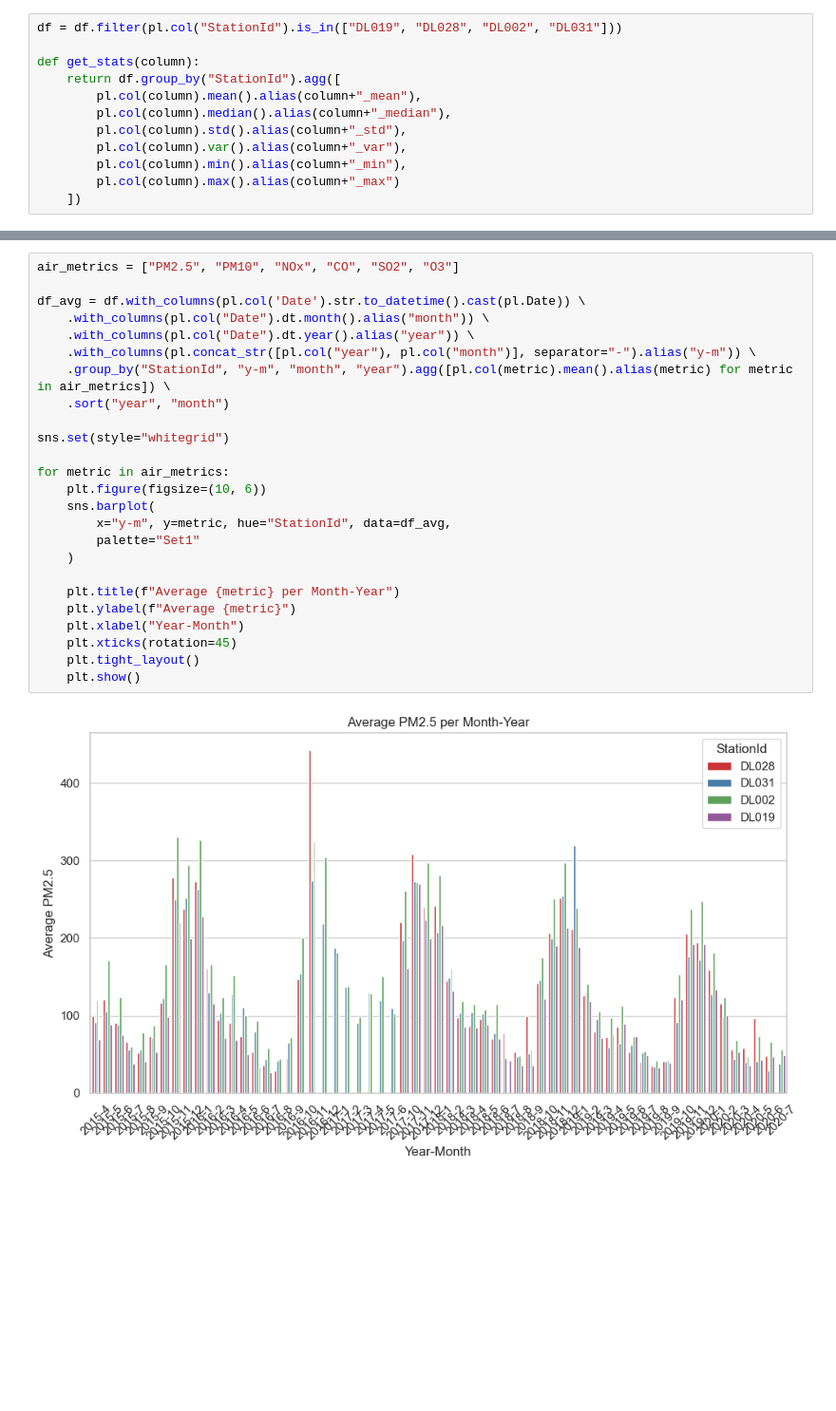
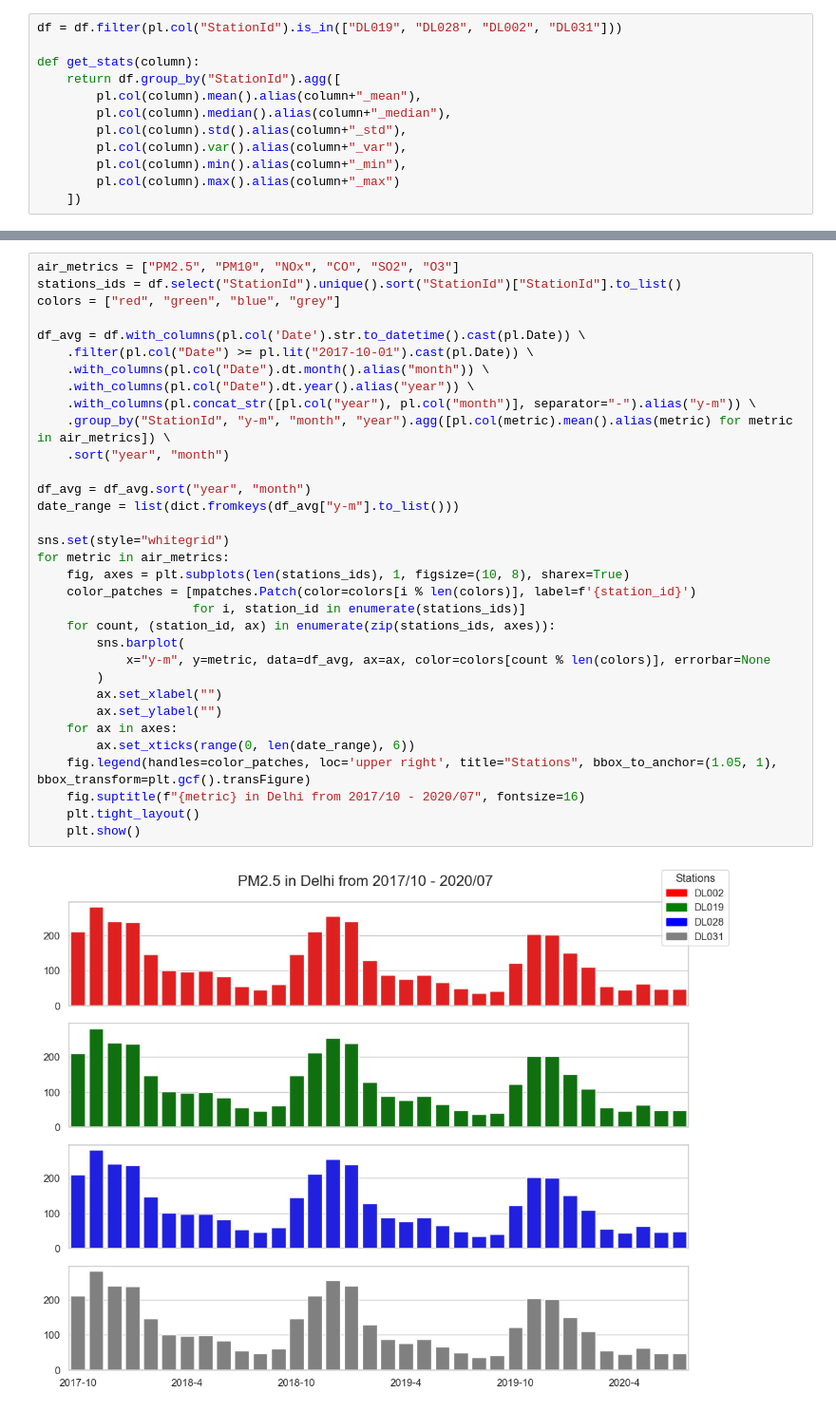
Before and after one commit to oliveira-da-silva-patrick/Workshop1-Project1-AirQualityInIndia, a Jupyter notebook: main.ipynb, the cells around one changed output, grey strips where cells are left out. Shown: that part at 95% size. Drawn from its saved outputs; the diff is of its cells as text; blank space fills up the shorter version.

Commit message:
finished histogram

```diff
--- a/main.ipynb
+++ b/main.ipynb
@@ -169,27 +170,35 @@ shape: (4, 7)
 # %%
 air_metrics = ["PM2.5", "PM10", "NOx", "CO", "SO2", "O3"]
+stations_ids = df.select("StationId").unique().sort("StationId")["StationId"].to_list()
+colors = ["red", "green", "blue", "grey"]
 
 df_avg = df.with_columns(pl.col('Date').str.to_datetime().cast(pl.Date)) \
+    .filter(pl.col("Date") >= pl.lit("2017-10-01").cast(pl.Date)) \
     .with_columns(pl.col("Date").dt.month().alias("month")) \
     .with_columns(pl.col("Date").dt.year().alias("year")) \
     .with_columns(pl.concat_str([pl.col("year"), pl.col("month")], separator="-").alias("y-m")) \
     .group_by("StationId", "y-m", "month", "year").agg([pl.col(metric).mean().alias(metric) for metric in air_metrics]) \
     .sort("year", "month")
 
+df_avg = df_avg.sort("year", "month")
+date_range = list(dict.fromkeys(df_avg["y-m"].to_list()))
+
 sns.set(style="whitegrid")
-
 for metric in air_metrics:
-    plt.figure(figsize=(10, 6))
-    sns.barplot(
-        x="y-m", y=metric, hue="StationId", data=df_avg,
-        palette="Set1"
-    )
-
-    plt.title(f"Average {metric} per Month-Year")
-    plt.ylabel(f"Average {metric}")
-    plt.xlabel("Year-Month")
-    plt.xticks(rotation=45)
+    fig, axes = plt.subplots(len(stations_ids), 1, figsize=(10, 8), sharex=True)
+    color_patches = [mpatches.Patch(color=colors[i % len(colors)], label=f'{station_id}')
+                     for i, station_id in enumerate(stations_ids)]
+    for count, (station_id, ax) in enumerate(zip(stations_ids, axes)):
+        sns.barplot(
+            x="y-m", y=metric, data=df_avg, ax=ax, color=colors[count % len(colors)], errorbar=None
+        )
+        ax.set_xlabel("")
+        ax.set_ylabel("")
+    for ax in axes:
+        ax.set_xticks(range(0, len(date_range), 6))
+    fig.legend(handles=color_patches, loc='upper right', title="Stations", bbox_to_anchor=(1.05, 1), bbox_transform=plt.gcf().transFigure)
+    fig.suptitle(f"{metric} in Delhi from 2017/10 - 2020/07", fontsize=16)
     plt.tight_layout()
     plt.show()
 # %% [output]
-[figure, old version]
+[figure, new version]
```
Also changed, not shown: parts of 9 cells of this notebook.
